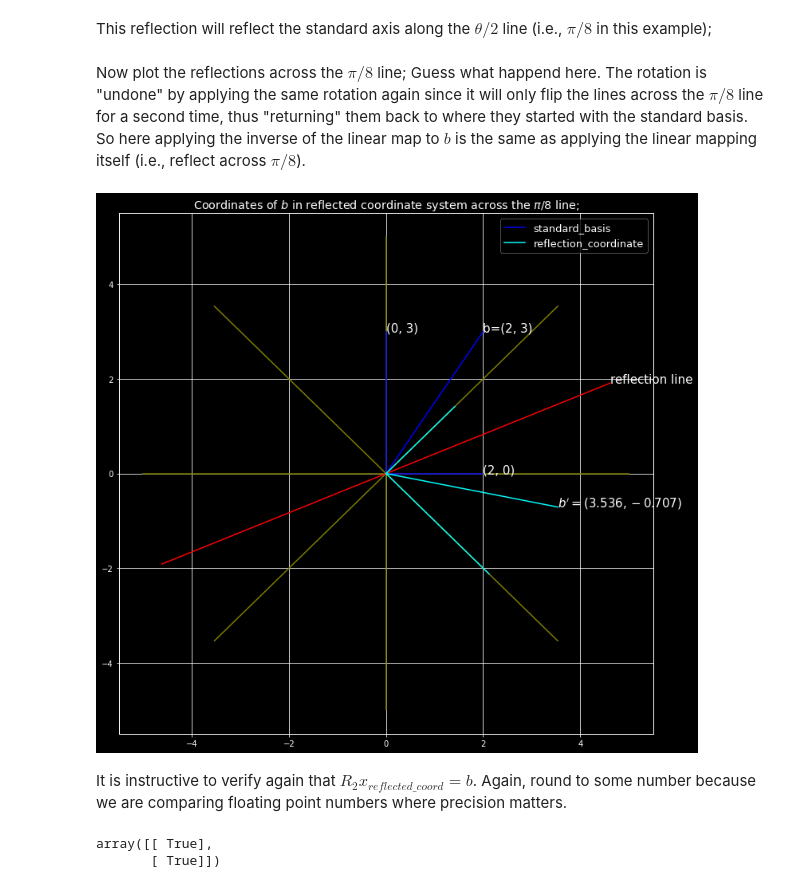
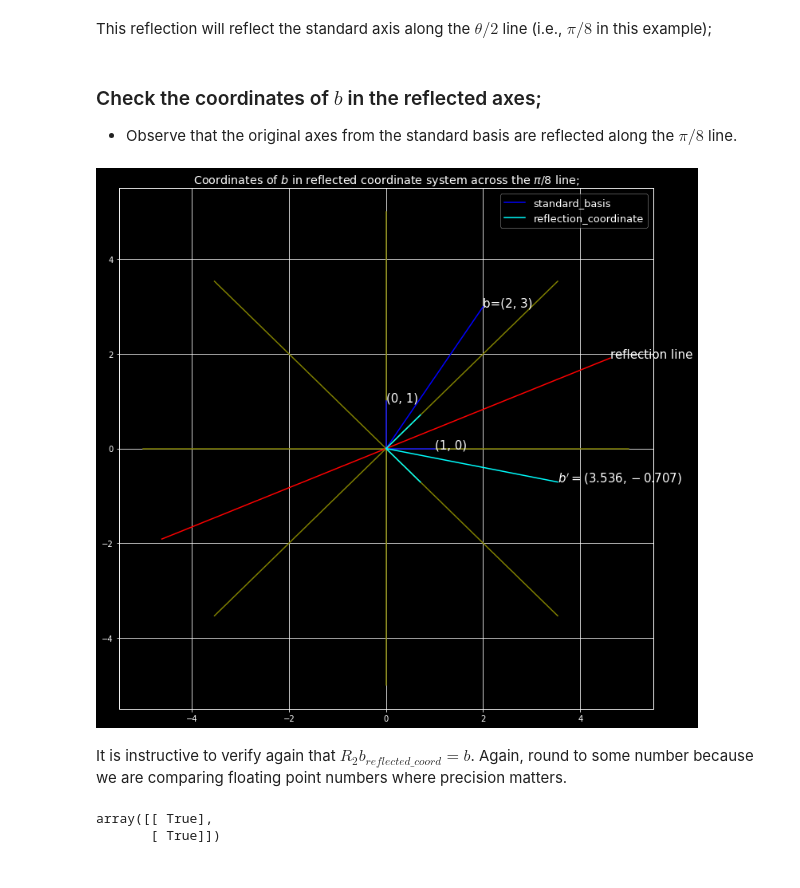
Before and after one commit to mariovas3/fun_maths, a Jupyter notebook: rotations_and_reflections.ipynb, the cells around one changed output. Saved outputs shown, nothing was run; the diff lists cells and outputs as text; code cells hidden in the pictures.

```diff
--- a/rotations_and_reflections.ipynb
+++ b/rotations_and_reflections.ipynb
@@ -106,41 +103,42 @@ x22 = b[1] * R2_inv[:, 1]
 reflected_b_coords = R2_inv @ b
-# %% [markdown]
-Now plot the reflections across the $\pi/8$ line; Guess what happend here. The rotation is "undone" by applying the same rotation again since it will only flip the lines across the $\pi/8$ line for a second time, thus "returning" them back to where they started with the standard basis. So here applying the inverse of the linear map to $b$ is the same as applying the linear mapping itself (i.e., reflect across $\pi/8$).
+# %% [markdown]
+### Check the coordinates of $b$ in the reflected axes;
+* Observe that the original axes from the standard basis are reflected along the $\pi/8$ line.
 # %%
 fig, ax = plt.subplots(figsize=(12, 12))
 # original coordinates of b;
 ax.plot([0, 0], [-5, 5], color="olive")
 ax.plot([-5, 5], [0, 0], color="olive")
-ax.plot([0, 0], [0, 3], color="blue", label="standard_basis")
-ax.plot([0, 2], [0, 0], color="blue")
+ax.plot([0, 0], [0, 1], color="blue", label="standard_basis")
+ax.plot([0, 1], [0, 0], color="blue")
 ax.plot([0, 2], [0, 3], color="blue")
-ax.annotate(text="(0, 3)", xy=(0, 3), size=15)
-ax.annotate(text="(2, 0)", xy=(2, 0), size=15)
+ax.annotate(text="(0, 1)", xy=(0, 1), size=15)
+ax.annotate(text="(1, 0)", xy=(1, 0), size=15)
 ax.annotate(text="b=(2, 3)", xy=(2, 3), size=15)
 
 # reflecting the axes (making a new coordinate system);
 ax.plot([-reflected_x[0]*5, reflected_x[0]*5],
         [-reflected_x[1]*5, reflected_x[1]*5], color="olive")
 ax.plot([-reflected_y[0]*5, reflected_y[0]*5],
         [-reflected_y[1]*5, reflected_y[1]*5], color="olive")
 # the pi/8 line;
 ax.plot([-np.cos(np.pi/8)*5, np.cos(np.pi/8)*5],
        [-np.sin(np.pi/8)*5, np.sin(np.pi/8)*5], color="red")
 ax.annotate("reflection line",
             xy=(np.cos(np.pi/8)*5, np.sin(np.pi/8)*5), size=15)
 # representing the coordinates of b in the new reflected coordinate system;
-ax.plot([0, x21[0]], [0, x21[1]], color="cyan", label="reflection_coordinate")
-ax.plot([0, x22[0]], [0, x22[1]], color="cyan")
+ax.plot([0, reflected_x[0]], [0, reflected_x[1]], color="cyan", label="reflection_coordinate")
+ax.plot([0, reflected_y[0]], [0, reflected_y[1]], color="cyan")
 ax.plot([0, reflected_b_coords[0][0]], [0, reflected_b_coords[1][0]], color="cyan")
 ax.annotate(f"$b'={reflected_b_coords[0][0].round(3), reflected_b_coords[1][0].round(3)}$",
            xy=(reflected_b_coords[0][0], reflected_b_coords[1][0]), size=15)
 ax.set_title("Coordinates of $b$ in reflected coordinate system across the $\pi/8$ line;")
 ax.legend(fontsize=13)
 plt.show()
 # %% [output]
-[figure, old version]
+[figure, new version]
 # %% [markdown]
-It is instructive to verify again that $R_2x_{reflected\_coord}=b$. Again, round to some number because we are comparing floating point numbers where precision matters.
+It is instructive to verify again that $R_2b_{reflected\_coord}=b$. Again, round to some number because we are comparing floating point numbers where precision matters.
 # %%
 assert all((R2 @ reflected_b_coords).round(5) == b)
 (R2 @ reflected_b_coords).round(5) == b
```
Also changed, not shown: parts of 9 cells of this notebook.
